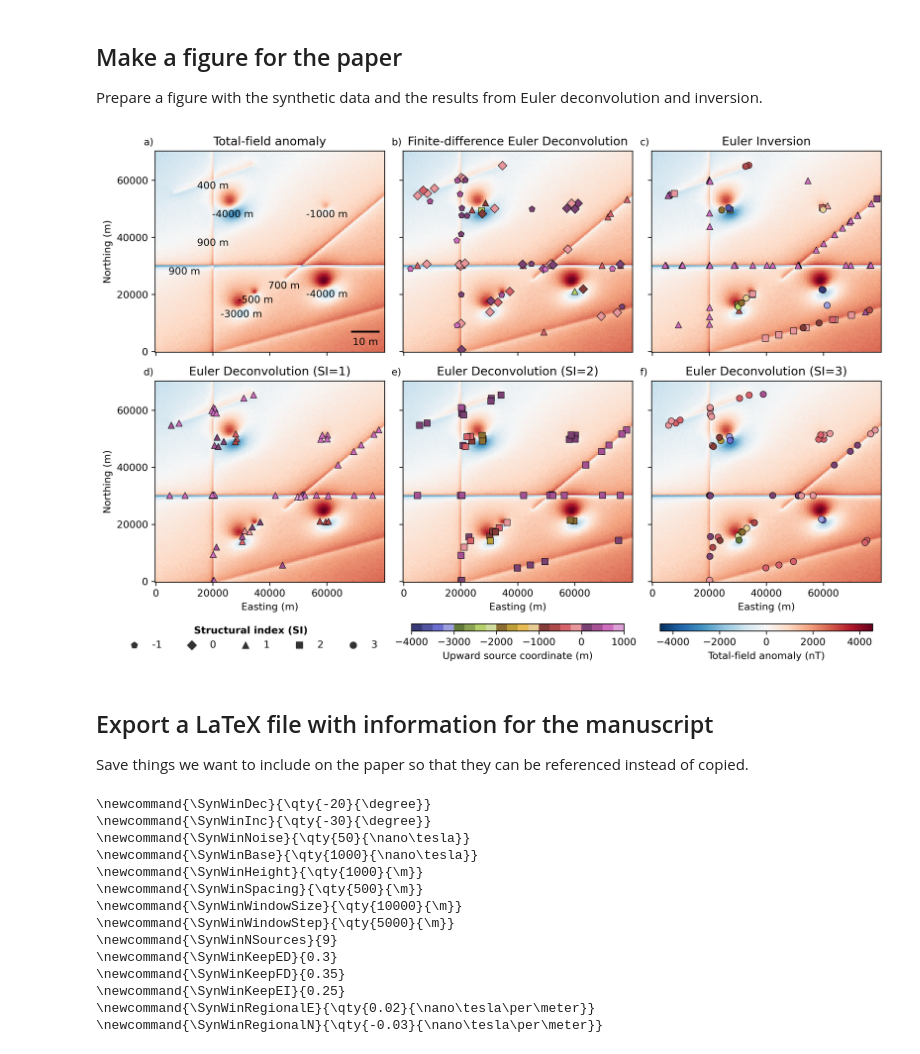
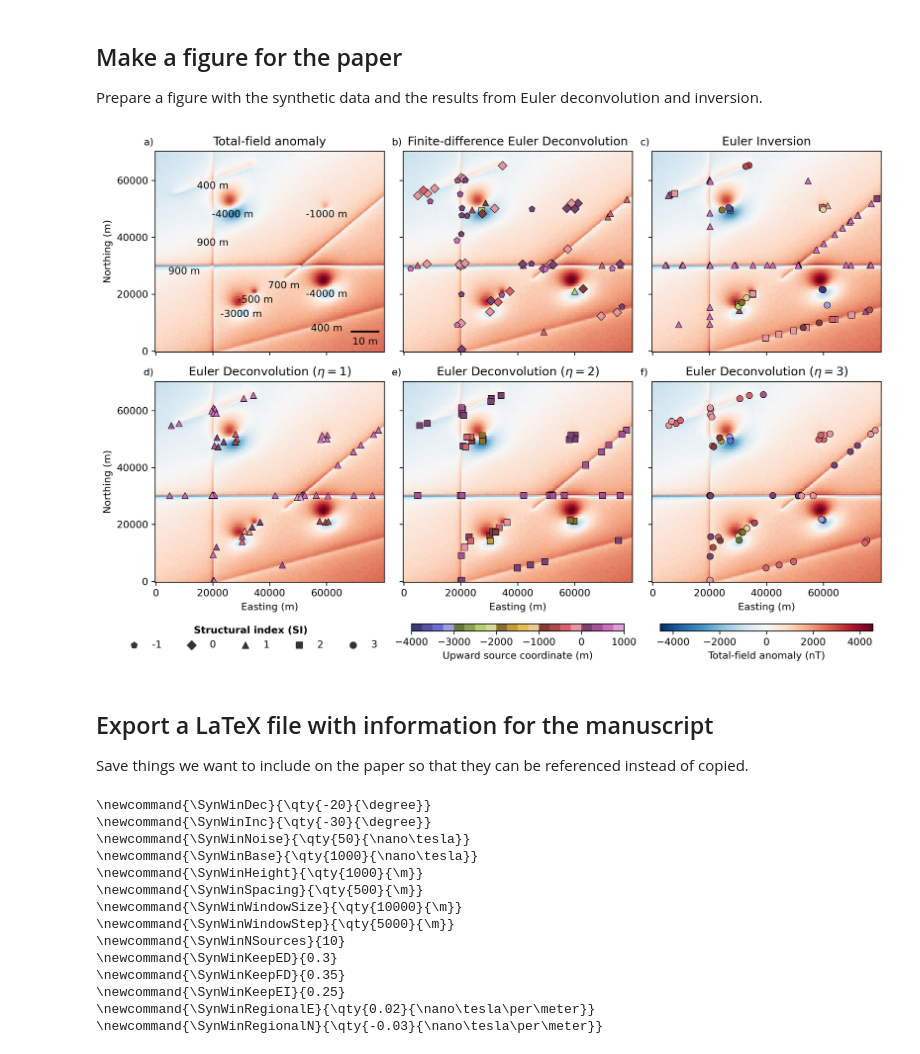
Before and after one commit to compgeolab/euler-inversion, a Jupyter notebook: code/synthetic-windows.ipynb, the cells around one changed output. Drawn from its saved outputs; the diff is of its cells as text; code cells hidden in the pictures.

Commit message:
Add missing dike depth from windows synthetic figure

```diff
--- a/code/synthetic-windows.ipynb
+++ b/code/synthetic-windows.ipynb
@@ -305,6 +305,7 @@ true_sources = [
     dike_coordinates_v,
     dike_coordinates_d,
     dike_coordinates_d2,
+    dike_coordinates_d3,
 ]
 
 for ax, label in zip(axes.ravel(), "abcdef"):
@@ -321,7 +322,7 @@ for source in true_sources:
 
 # Euler deconvolution
 for si, ax in zip([1, 2, 3], axes[1, :]):
-    ax.set_title(f"Euler Deconvolution (SI={si})")
+    ax.set_title(rf"Euler Deconvolution ($\eta={si}$)")
     ax.scatter(
         *deconvolutions[si].locations_[:2],
         c=deconvolutions[si].locations_[2],
@@ -412,34 +413,34 @@ for ax in axes[:, 0]:
     ax.set_ylabel("Northing (m)")
 for ax in axes[1, :]:
     ax.set_xlabel("Easting (m)")
 
 # Add a scale bar with the window size
 axes[0, 0].add_artist(
     ScaleBar(
         dx=0.001,
         fixed_value=window_size / 1000,
         units="m",
         location="lower right",
         box_alpha=0,
         color="black",
         scale_loc="bottom",
         width_fraction=0.01,
         length_fraction=0.5,
         pad=0.4,
         scale_formatter=lambda value, unit: f"{value:.0f} {unit}",
     )
 )
 
 fig.get_layout_engine().set(w_pad=0, h_pad=0.1, hspace=0, wspace=0)
 
 # Save the figure and display the saved figure because savefig and
 # show can sometimes create slightly different figures
 figfile = Path("..") / "paper" / "figures" / "synthetic-windows.png"
 fig.savefig(figfile, dpi=300, bbox_inches="tight")
 plt.close()
 Image(figfile)
 # %% [output]
-[figure, old version]
+[figure, new version]
 # %% [markdown]
 ## Export a LaTeX file with information for the manuscript
 
@@ -473,7 +474,7 @@ print(output)
 \newcommand{\SynWinSpacing}{\qty{500}{\m}}
 \newcommand{\SynWinWindowSize}{\qty{10000}{\m}}
 \newcommand{\SynWinWindowStep}{\qty{5000}{\m}}
-\newcommand{\SynWinNSources}{9}
+\newcommand{\SynWinNSources}{10}
 \newcommand{\SynWinKeepED}{0.3}
 \newcommand{\SynWinKeepFD}{0.35}
 \newcommand{\SynWinKeepEI}{0.25}
```
Also changed, not shown: parts of 3 cells of this notebook, 2 other files.
